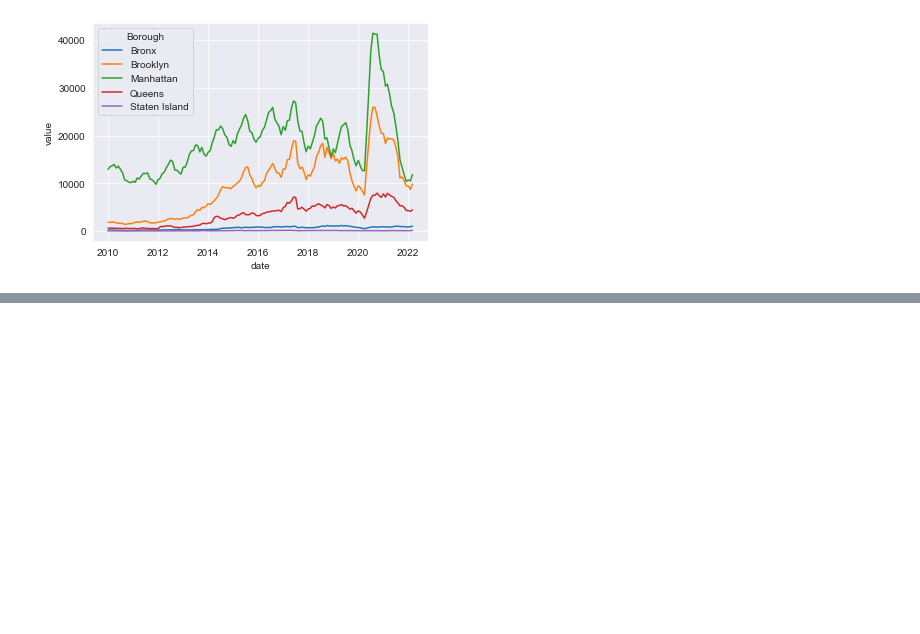
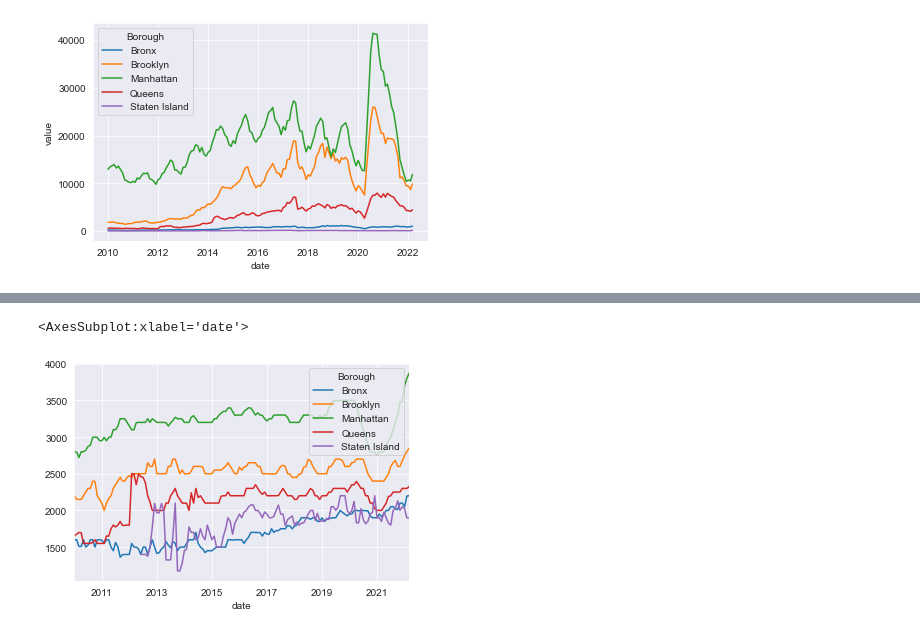
Before and after one commit to PythonGurl/Dashboard, a Jupyter notebook: graphs.ipynb, the cells around one changed output, grey strips where cells are left out. Cells and saved outputs as stored; diff of their text form; code cells hidden in the pictures; blank space fills up the shorter version.

```diff
--- a/graphs.ipynb
+++ b/graphs.ipynb
@@ -70,0 +92,3 @@ sns.lineplot(data=df, x='date', y='value', hue='Borough')
+# %%
+median_asking = get_median_asking_rent()
+print(median_asking.head())
@@ -70,0 +102,3 @@ sns.lineplot(data=df, x='date', y='value', hue='Borough')
+# %%
+df_rent = median_asking.loc[median_asking.areaType == 'borough']
+df_rent
@@ -70,0 +119,7 @@ sns.lineplot(data=df, x='date', y='value', hue='Borough')
+# %%
+to_plot_df = df_rent.pivot_table(index="date", columns="Borough", values="value")
+# %%
+to_plot_df.plot()
+# %% [output]
+<AxesSubplot:xlabel='date'>
+[figure, added]
```
Also changed, not shown: parts of 14 cells of this notebook, 3 other files.
